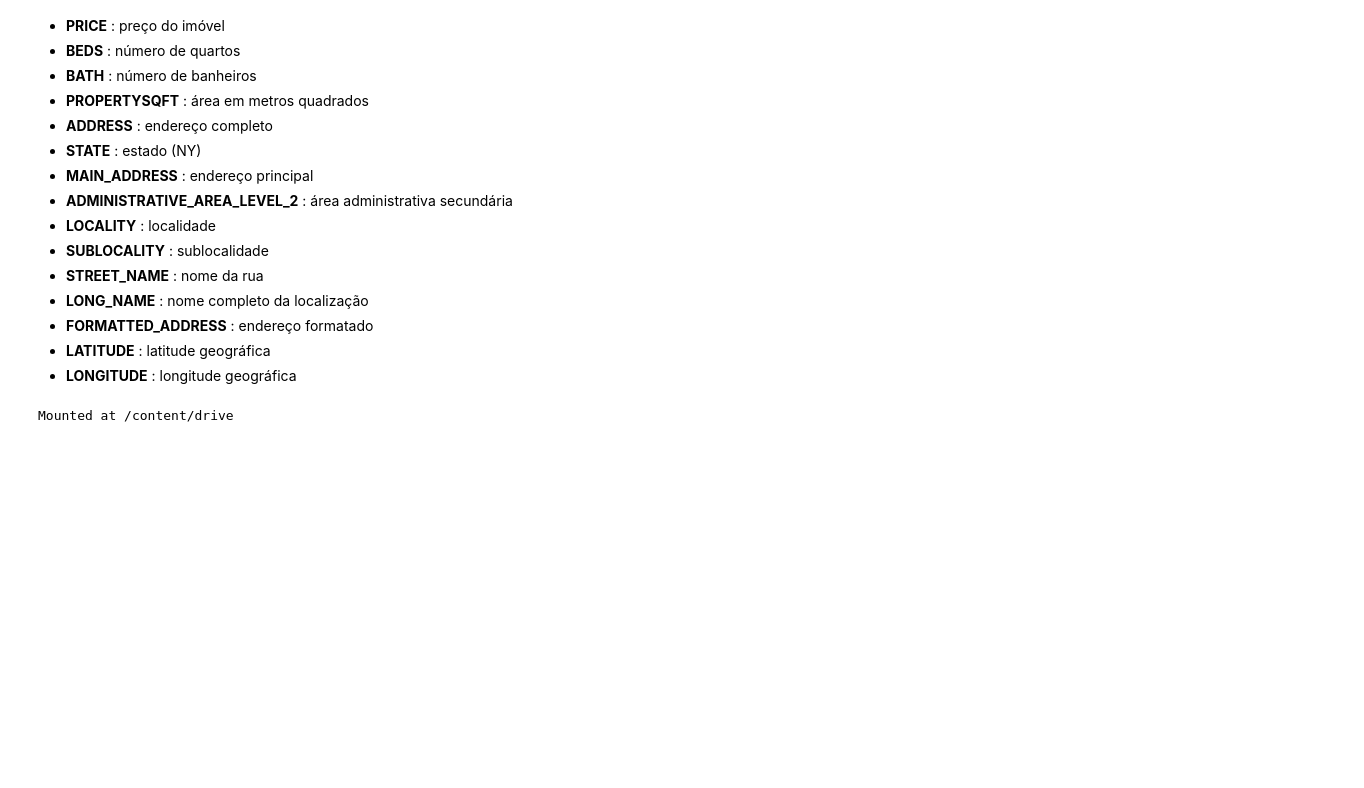
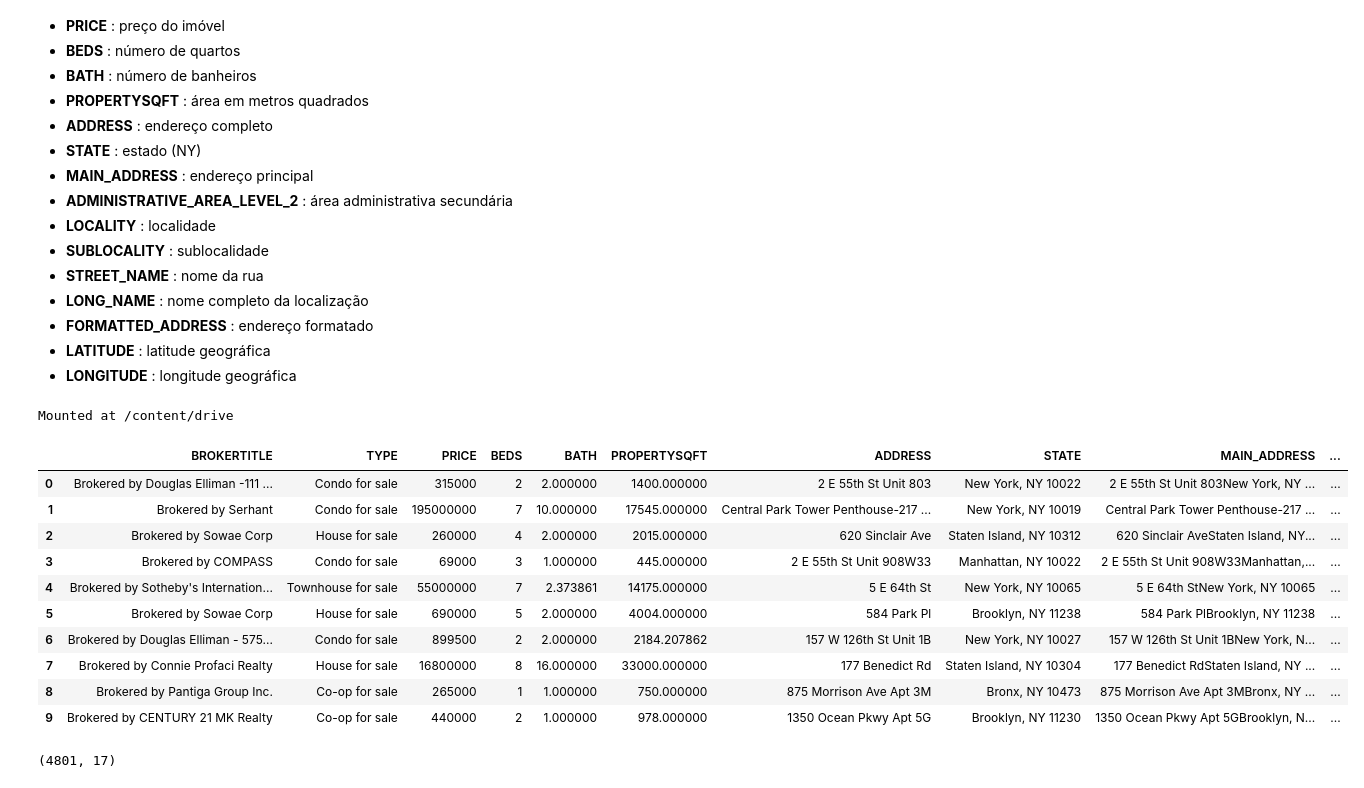
Before and after one commit to DaviSanttos/trabalho-analise-de-dados, a Jupyter notebook: mercadoimoniliario_ny_v1.ipynb, the cells around one changed output. Saved outputs shown, nothing was run; the diff lists cells and outputs as text; code cells hidden in the pictures; blank space fills up the shorter version.

```diff
--- a/mercadoimoniliario_ny_v1.ipynb
+++ b/mercadoimoniliario_ny_v1.ipynb
@@ -44,3 +44,21 @@ drive.mount('/content/drive')
 Mounted at /content/drive
 # %%
 df = pd.read_csv('/content/drive/MyDrive/ColabNotebooks/07_mercado_imobiliário_ny.csv')
+# %%
+df.head(10)
+# %% [output]
+|  | BROKERTITLE | TYPE | PRICE | BEDS | BATH | PROPERTYSQFT | ADDRESS | STATE | MAIN_ADDRESS | ... |
+| 0 | Brokered by Douglas Elliman -111 ... | Condo for sale | 315000 | 2 | 2.000000 | 1400.000000 | 2 E 55th St Unit 803 | New York, NY 10022 | 2 E 55th St Unit 803New York, NY ... | ... |
+| 1 | Brokered by Serhant | Condo for sale | 195000000 | 7 | 10.000000 | 17545.000000 | Central Park Tower Penthouse-217 ... | New York, NY 10019 | Central Park Tower Penthouse-217 ... | ... |
+| 2 | Brokered by Sowae Corp | House for sale | 260000 | 4 | 2.000000 | 2015.000000 | 620 Sinclair Ave | Staten Island, NY 10312 | 620 Sinclair AveStaten Island, NY... | ... |
+| 3 | Brokered by COMPASS | Condo for sale | 69000 | 3 | 1.000000 | 445.000000 | 2 E 55th St Unit 908W33 | Manhattan, NY 10022 | 2 E 55th St Unit 908W33Manhattan,... | ... |
+| 4 | Brokered by Sotheby's Internation... | Townhouse for sale | 55000000 | 7 | 2.373861 | 14175.000000 | 5 E 64th St | New York, NY 10065 | 5 E 64th StNew York, NY 10065 | ... |
+| 5 | Brokered by Sowae Corp | House for sale | 690000 | 5 | 2.000000 | 4004.000000 | 584 Park Pl | Brooklyn, NY 11238 | 584 Park PlBrooklyn, NY 11238 | ... |
+| 6 | Brokered by Douglas Elliman - 575... | Condo for sale | 899500 | 2 | 2.000000 | 2184.207862 | 157 W 126th St Unit 1B | New York, NY 10027 | 157 W 126th St Unit 1BNew York, N... | ... |
+| 7 | Brokered by Connie Profaci Realty | House for sale | 16800000 | 8 | 16.000000 | 33000.000000 | 177 Benedict Rd | Staten Island, NY 10304 | 177 Benedict RdStaten Island, NY ... | ... |
+| 8 | Brokered by Pantiga Group Inc. | Co-op for sale | 265000 | 1 | 1.000000 | 750.000000 | 875 Morrison Ave Apt 3M | Bronx, NY 10473 | 875 Morrison Ave Apt 3MBronx, NY ... | ... |
+| 9 | Brokered by CENTURY 21 MK Realty | Co-op for sale | 440000 | 2 | 1.000000 | 978.000000 | 1350 Ocean Pkwy Apt 5G | Brooklyn, NY 11230 | 1350 Ocean Pkwy Apt 5GBrooklyn, N... | ... |
+# %%
+df.shape
+# %% [output]
+(4801, 17)
```
Also changed, not shown: parts of 4 cells of this notebook.
